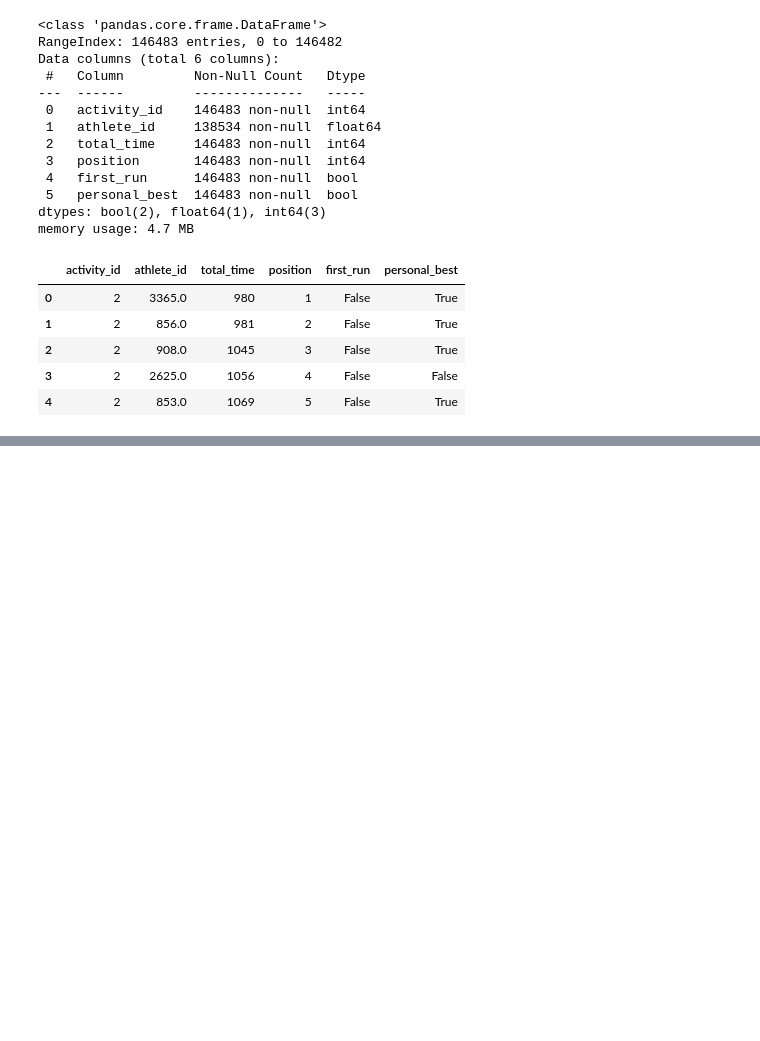
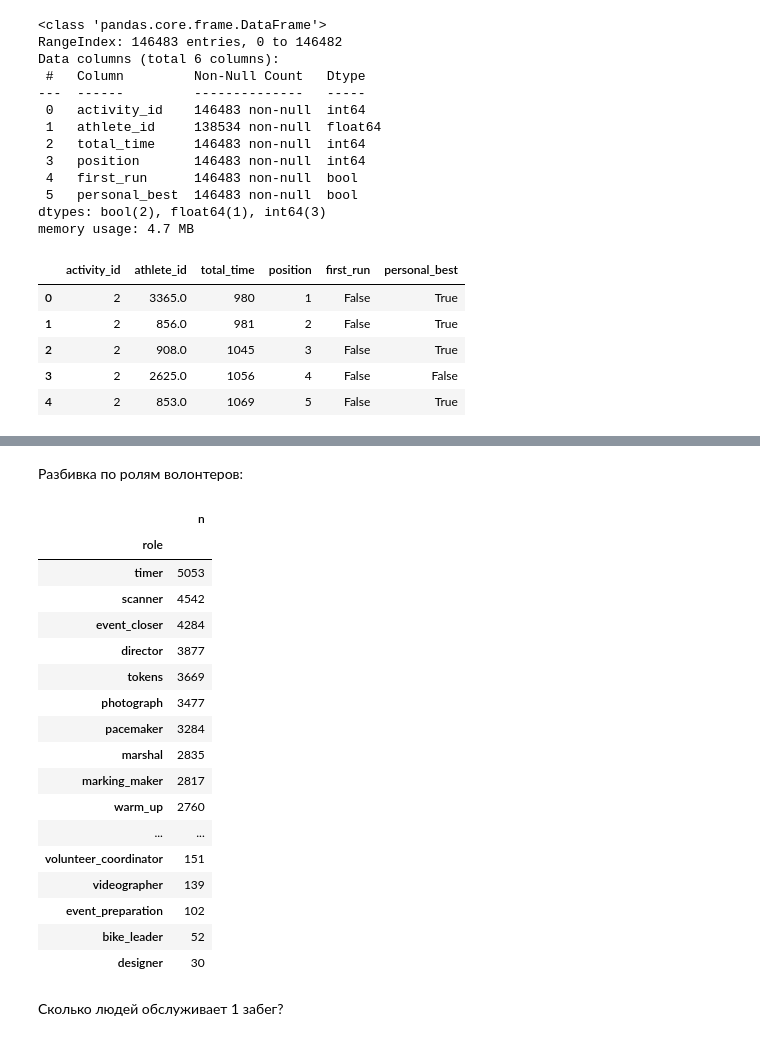
Before and after one commit to mariasteninajob/s95-attendance-trajectories, a Jupyter notebook: 01_data_overview.ipynb, the cells around one changed output, grey strips where cells are left out. Saved outputs shown, nothing was run; the diff lists cells and outputs as text; code cells hidden in the pictures; blank space fills up the shorter version.

Commit message:
add info about volunteers

```diff
--- a/01_data_overview.ipynb
+++ b/01_data_overview.ipynb
@@ -237,0 +268,25 @@ results.head()
+# %% [markdown]
+Разбивка по ролям волонтеров:
+# %%
+volunteers['role'].value_counts().to_frame('n')
+# %% [output]
+|  | n |
+| role |  |
+| timer | 5053 |
+| scanner | 4542 |
+| event_closer | 4284 |
+| director | 3877 |
+| tokens | 3669 |
+| photograph | 3477 |
+| pacemaker | 3284 |
+| marshal | 2835 |
+| marking_maker | 2817 |
+| warm_up | 2760 |
+| ... | ... |
+| volunteer_coordinator | 151 |
+| videographer | 139 |
+| event_preparation | 102 |
+| bike_leader | 52 |
+| designer | 30 |
+# %% [markdown]
+Сколько людей обслуживает 1 забег?
```
Also changed, not shown: parts of 6 cells of this notebook.
